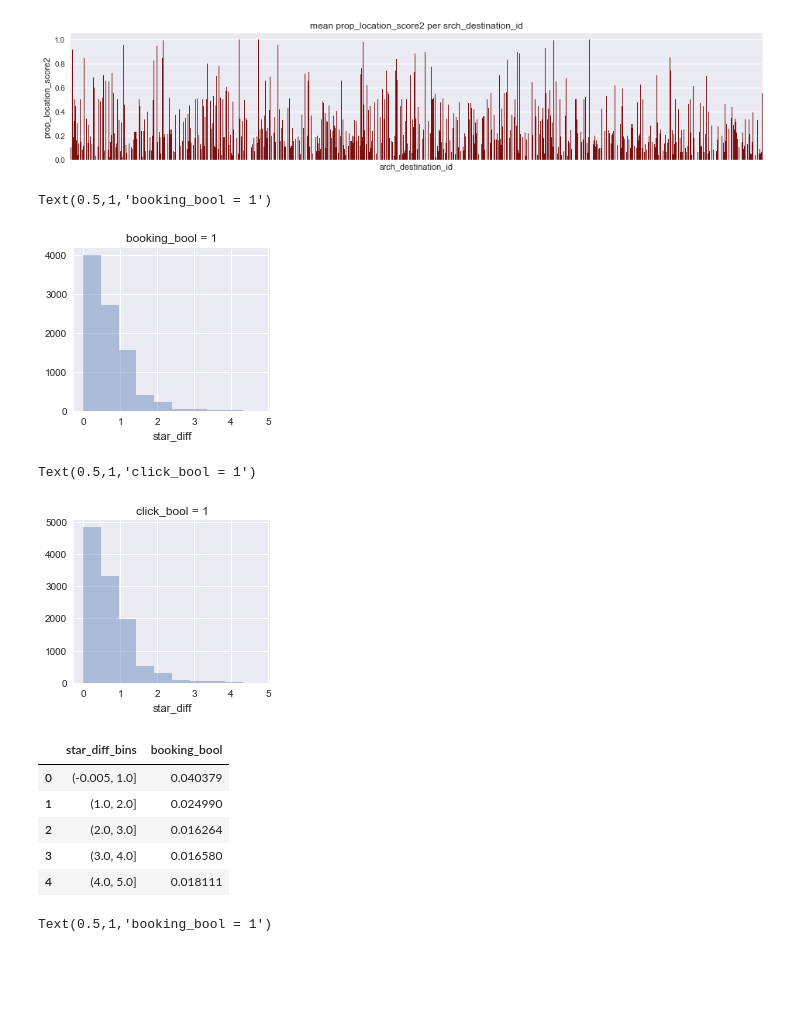
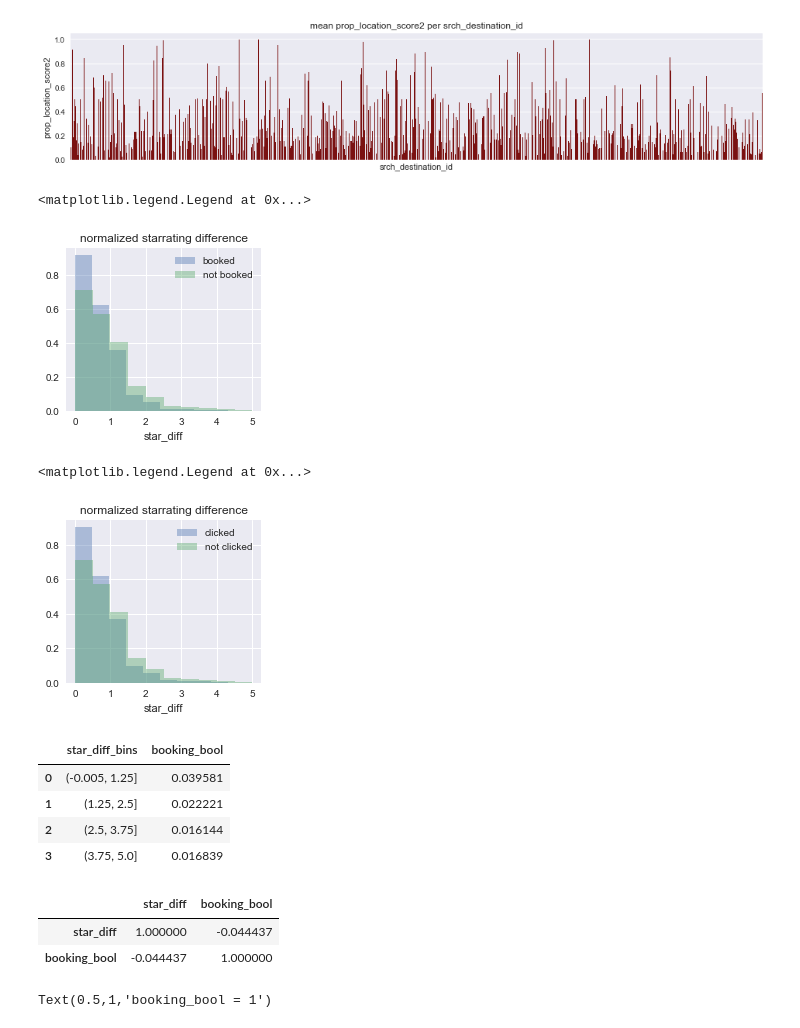
Before and after one commit to FionaLippert/DataMining, a Jupyter notebook: assignment2/explore_data_Fiona.ipynb, the cells around one changed output. Saved outputs shown, nothing was run; the diff lists cells and outputs as text; code cells hidden in the pictures; blank space fills up the shorter version.

```diff
--- a/assignment2/explore_data_Fiona.ipynb
+++ b/assignment2/explore_data_Fiona.ipynb
@@ -483,29 +501,38 @@ train['star_diff'] = np.abs(train.visitor_hist_starrating - train.prop_starratin
 # %%
 sns.set()
 plt.figure(figsize=(3.5,3))
-sns.distplot(train.star_diff[train.booking_bool == 1].dropna(), kde=False, bins=10)
-plt.title('booking_bool = 1')
+sns.distplot(train.star_diff[train.booking_bool == 1].dropna(), kde=False, norm_hist=True, label='booked', bins=10)
+sns.distplot(train.star_diff[train.booking_bool == 0].dropna(), kde=False, norm_hist=True, label='not booked', bins=10)
+plt.title('normalized starrating difference')
+plt.legend()
 # %% [output]
-Text(0.5,1,'booking_bool = 1')
+<matplotlib.legend.Legend at 0x...>
-[figure, old version]
+[figure, new version]
 # %%
 sns.set()
 plt.figure(figsize=(3.5,3))
-sns.distplot(train.star_diff[train.click_bool == 1].dropna(), kde=False, bins=10)
-plt.title('click_bool = 1')
+sns.distplot(train.star_diff[train.click_bool == 1].dropna(), kde=False, norm_hist=True, label='clicked', bins=10)
+sns.distplot(train.star_diff[train.click_bool == 0].dropna(), kde=False, norm_hist=True, label='not clicked', bins=10)
+plt.title('normalized starrating difference')
+plt.legend()
 # %% [output]
-Text(0.5,1,'click_bool = 1')
+<matplotlib.legend.Legend at 0x...>
-[figure, old version]
+[figure, new version]
 # %%
-train['star_diff_bins'] = pd.cut(train.star_diff, 5)
+train['star_diff_bins'] = pd.cut(train.star_diff, 4)
 train[['star_diff_bins','booking_bool']].groupby(['star_diff_bins'], as_index=False).mean().sort_values(by='star_diff_bins',ascending=True)
 # %% [output]
 |  | star_diff_bins | booking_bool |
-| 0 | (-0.005, 1.0] | 0.040379 |
-| 1 | (1.0, 2.0] | 0.024990 |
-| 2 | (2.0, 3.0] | 0.016264 |
-| 3 | (3.0, 4.0] | 0.016580 |
-| 4 | (4.0, 5.0] | 0.018111 |
+| 0 | (-0.005, 1.25] | 0.039581 |
+| 1 | (1.25, 2.5] | 0.022221 |
+| 2 | (2.5, 3.75] | 0.016144 |
+| 3 | (3.75, 5.0] | 0.016839 |
+# %%
+train[['star_diff','booking_bool']].dropna().corr()
+# %% [output]
+|  | star_diff | booking_bool |
+| star_diff | 1.000000 | -0.044437 |
+| booking_bool | -0.044437 | 1.000000 |
 # %%
 train['price_diff'] = np.abs(train.visitor_hist_adr_usd - train.price_usd)
 # %%
```
Also changed, not shown: parts of 19 cells of this notebook, 1 other file.
